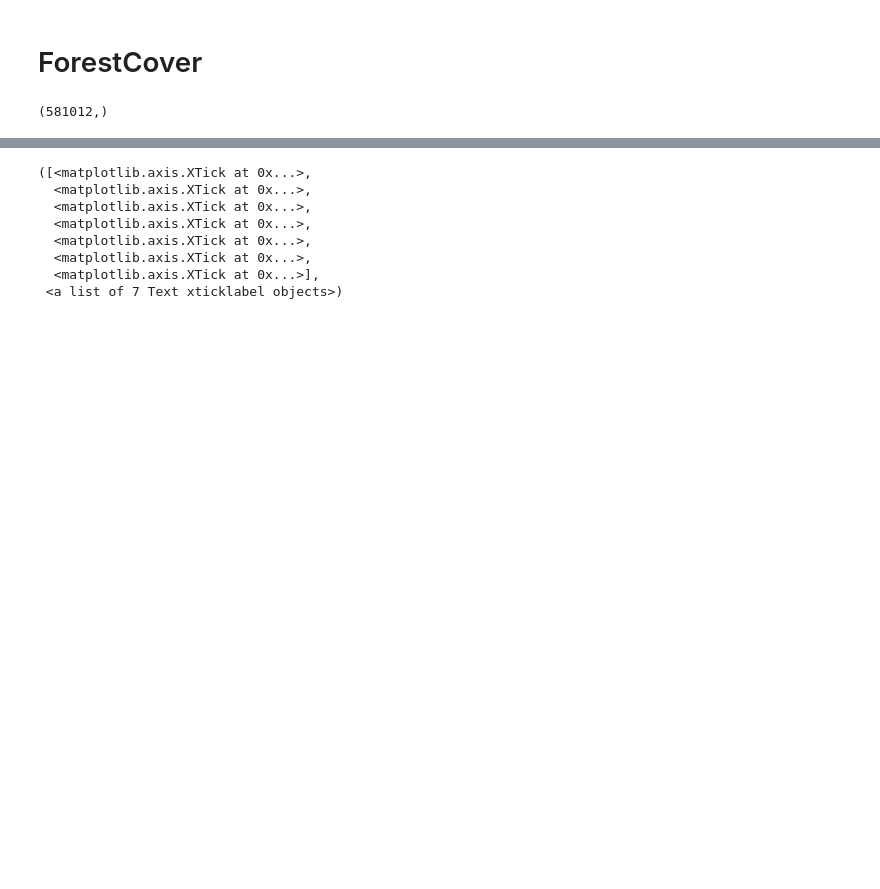
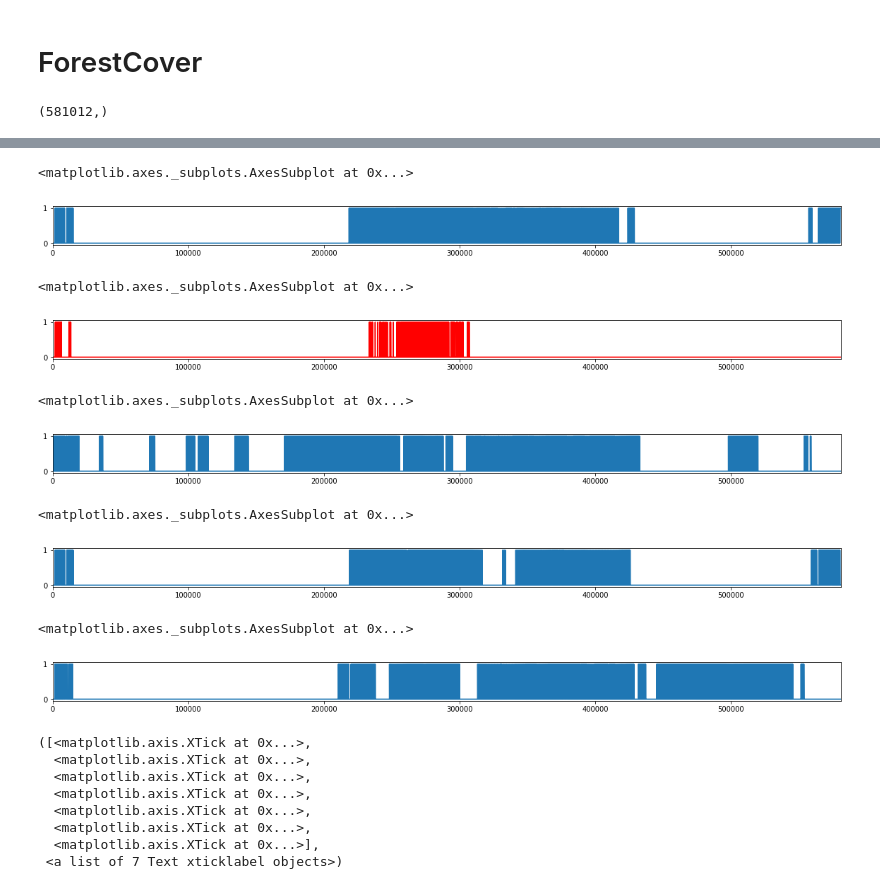
Before and after one commit to binli826/LSTM-Autoencoders, a Jupyter notebook: src/DataPreparation/Dataset description.ipynb, the cells around one changed output, grey strips where cells are left out. Drawn from its saved outputs; the diff is of its cells as text; code cells hidden in the pictures; blank space fills up the shorter version.

```diff
--- a/src/DataPreparation/Dataset description.ipynb
+++ b/src/DataPreparation/Dataset description.ipynb
@@ -245,3 +250,43 @@ pd.Series(foo).reset_index(drop=True).plot(figsize=(20,5))
+# %%
+c1 = np.zeros(classlabel.shape[0])
+c1[classlabel==3] = 1
+pd.Series(c1).plot(figsize=(20,1))
+#pd.Series(c2).plot(figsize=(20,1),c="b")
+# %% [output]
+<matplotlib.axes._subplots.AxesSubplot at 0x...>
+[figure, added]
+# %%
+c1 = np.zeros(classlabel.shape[0])
+c1[classlabel==4] = 1
+pd.Series(c1).plot(figsize=(20,1),c="r")
+#pd.Series(c2).plot(figsize=(20,1),c="b")
+# %% [output]
+<matplotlib.axes._subplots.AxesSubplot at 0x...>
+[figure, added]
+# %%
+c1 = np.zeros(classlabel.shape[0])
+c1[classlabel==5] = 1
+pd.Series(c1).plot(figsize=(20,1))
+#pd.Series(c2).plot(figsize=(20,1),c="b")
+# %% [output]
+<matplotlib.axes._subplots.AxesSubplot at 0x...>
+[figure, added]
+# %%
+c1 = np.zeros(classlabel.shape[0])
+c1[classlabel==6] = 1
+pd.Series(c1).plot(figsize=(20,1))
+#pd.Series(c2).plot(figsize=(20,1),c="b")
+# %% [output]
+<matplotlib.axes._subplots.AxesSubplot at 0x...>
+[figure, added]
+# %%
+c1 = np.zeros(classlabel.shape[0])
+c1[classlabel==7] = 1
+pd.Series(c1).plot(figsize=(20,1))
+#pd.Series(c2).plot(figsize=(20,1),c="b")
+# %% [output]
+<matplotlib.axes._subplots.AxesSubplot at 0x...>
+[figure, added]
 # %%
 classlabel.value_counts().sort_index().plot(kind="bar")
 plt.title("Forest dataset class distribution")
```
Also changed, not shown: parts of 6 cells of this notebook, 11 other files.
